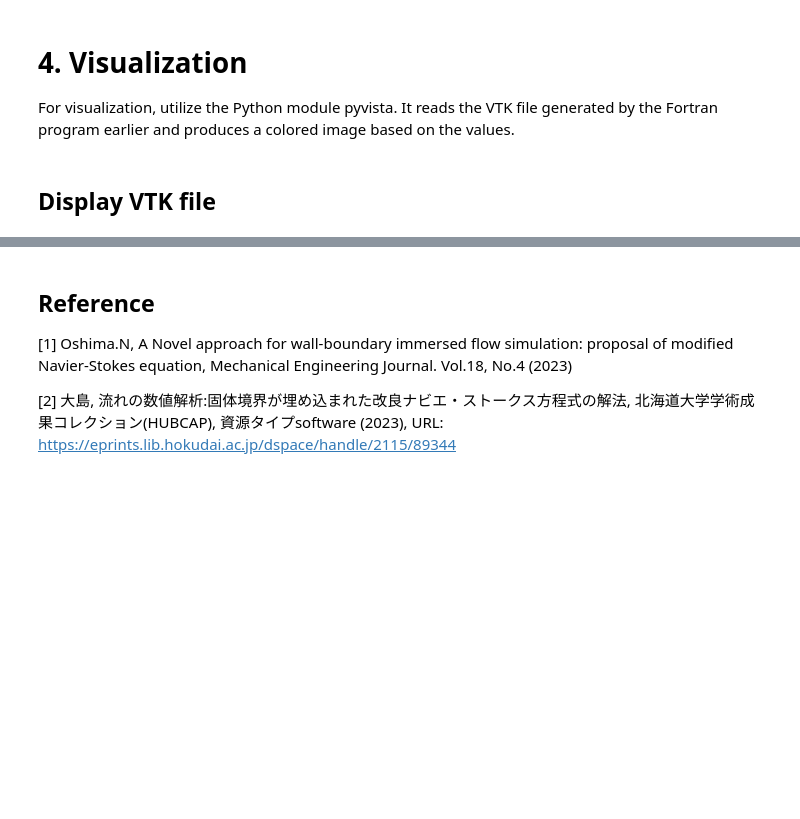
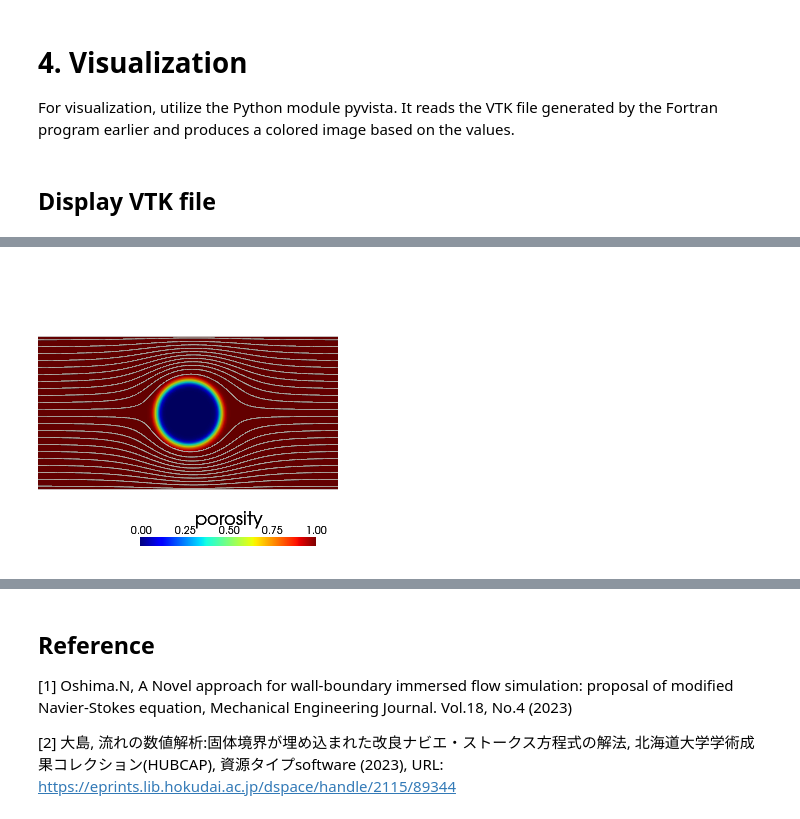
Before and after one commit to nobu-n2002/CFD2023_image_processing, a Jupyter notebook: ibm_image_processing_ver2.ipynb, the cells around one changed output, grey strips where cells are left out. Saved outputs shown, nothing was run; the diff lists cells and outputs as text; code cells hidden in the pictures; blank space fills up the shorter version.

```diff
--- a/ibm_image_processing_ver2.ipynb
+++ b/ibm_image_processing_ver2.ipynb
@@ -2456,0 +2380,89 @@ for param in parameter:
+# %%
+# @title  { vertical-output: true }
+import pyvista as pv
+import math
+
+def create_streamlines(mesh, scalar_field, start_point, end_point, n_points=51, max_time=100.0):
+    streamlines = mesh.streamlines(
+        'velocityInFluid',
+        pointa=start_point,
+        pointb=end_point,
+        n_points=n_points,
+        max_time=max_time,
+        progress_bar=False,
+    )
+    return streamlines.tube(radius=streamline_width), streamlines
+
+def create_plotter(mesh, scalar_field, streamline_params):
+    dargs = dict(
+        scalars=scalar_field,
+        cmap="jet",
+        show_scalar_bar=False,
+        opacity=1,
+    )
+
+    dargs_scalar = dict(
+        color=font_color,
+        interactive=True,
+        vertical=False,
+        title_font_size=18,
+        label_font_size=10,
+        outline=False,
+        fmt='%5.2f',
+    )
+
+    pl = pv.Plotter(window_size=(300, 300))
+    streamlines = None  # Initialize outside of the block
+
+    if streamline_params["enabled"]:
+        streamlines_tube, streamlines = create_streamlines(
+            mesh,
+            scalar_field,
+            streamline_params["start_point"],
+            streamline_params["end_point"],
+            n_points=streamline_params["n_points"],
+            max_time=streamline_params["max_time"],
+        )
+        pl.add_mesh(streamlines_tube, color=streamline_params["color"])
+
+    pl.add_mesh(mesh, **dargs)
+    pl.add_scalar_bar(scalar_field, **dargs_scalar)
+
+    pl.camera_position = 'xy'
+    pl.camera.roll += 180
+    pl.camera.azimuth = 180
+    pl.camera.zoom(zoom)
+
+    return pl, streamlines
+
+# Assuming 'l' is the length of the domain, replace it with the actual length value
+l = 10  # Replace with the actual length value
+
+streamlines_enabled = True  # @param {type:"boolean"}
+streamline_points = 51 #@param {type:"integer"}
+streamline_width = 0.01 #@param {type:"raw"}
+streamline_color = "white" # @param ["white", "red", "black", "yellow", "blue", "green"]
+font_color = "black" # @param ["white", "red", "black", "yellow", "blue", "green"]
+zoom = 1.5 #@param {type:"raw"}
+
+mesh = pv.read('/content/output/output_paraview.vtk')
+
+# List of parameters to visualize
+parameters = ["porosity", "velocityInFluid", "pressure"]
+
+# Streamline parameters
+streamline_params = {
+    "enabled": streamlines_enabled,
+    "start_point": (-math.floor(l / 2), -l / 2, 0),
+    "end_point": (-math.floor(l / 2), l / 2, 0),
+    "n_points": streamline_points,
+    "max_time": 100.0,
+    "width": streamline_width,
+    "color": streamline_color
+}
+
+for param in parameters:
+    plotter, streamlines = create_plotter(mesh, param, streamline_params)
+    plotter.show(screenshot=f'/content/output/{param}.png')
+# %% [output]
+[figure, added]
```
Also changed, not shown: parts of 2 cells of this notebook.
